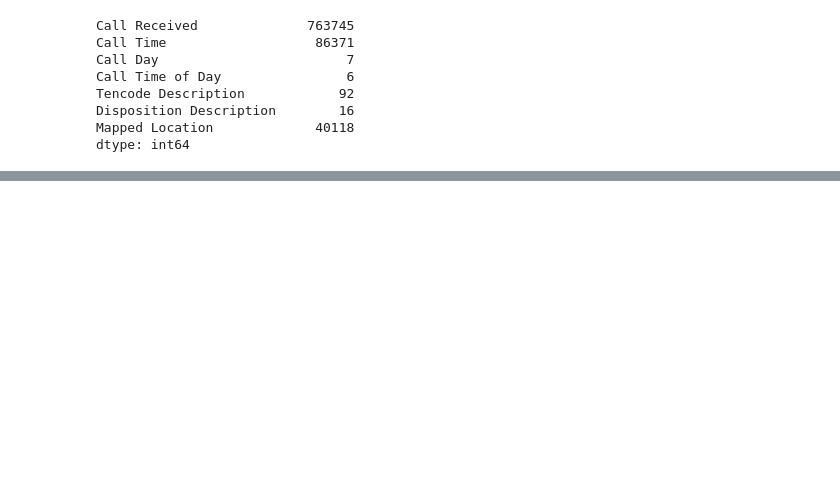
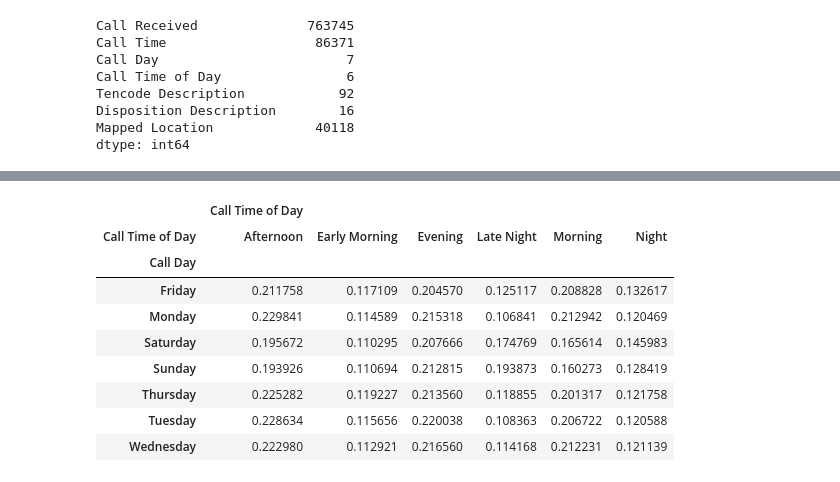
Before and after one commit to zachcornelison/Nashville-Call-Service, a Jupyter notebook: RS Analytics Report.ipynb, the cells around one changed output, grey strips where cells are left out. Drawn from its saved outputs; the diff is of its cells as text; code cells hidden in the pictures; blank space fills up the shorter version.

```diff
--- a/RS Analytics Report.ipynb
+++ b/RS Analytics Report.ipynb
@@ -157,0 +383,14 @@ Name: Call Day, dtype: int64
+# %%
+df_top_call = df_top5_calls[df_top5_calls['Tencode Description'] == 'Want Officer for Investigation / Assistance'].groupby('Call Day')['Call Time of Day'].value_counts(normalize=True).to_frame()
+df_top_call.unstack()
+# %% [output]
+|  | Call Time of Day |  |  |  |  |  |
+| Call Time of Day | Afternoon | Early Morning | Evening | Late Night | Morning | Night |
+| Call Day |  |  |  |  |  |  |
+| Friday | 0.211758 | 0.117109 | 0.204570 | 0.125117 | 0.208828 | 0.132617 |
+| Monday | 0.229841 | 0.114589 | 0.215318 | 0.106841 | 0.212942 | 0.120469 |
+| Saturday | 0.195672 | 0.110295 | 0.207666 | 0.174769 | 0.165614 | 0.145983 |
+| Sunday | 0.193926 | 0.110694 | 0.212815 | 0.193873 | 0.160273 | 0.128419 |
+| Thursday | 0.225282 | 0.119227 | 0.213560 | 0.118855 | 0.201317 | 0.121758 |
+| Tuesday | 0.228634 | 0.115656 | 0.220038 | 0.108363 | 0.206722 | 0.120588 |
+| Wednesday | 0.222980 | 0.112921 | 0.216560 | 0.114168 | 0.212231 | 0.121139 |
```
Also changed, not shown: parts of 22 cells of this notebook.
